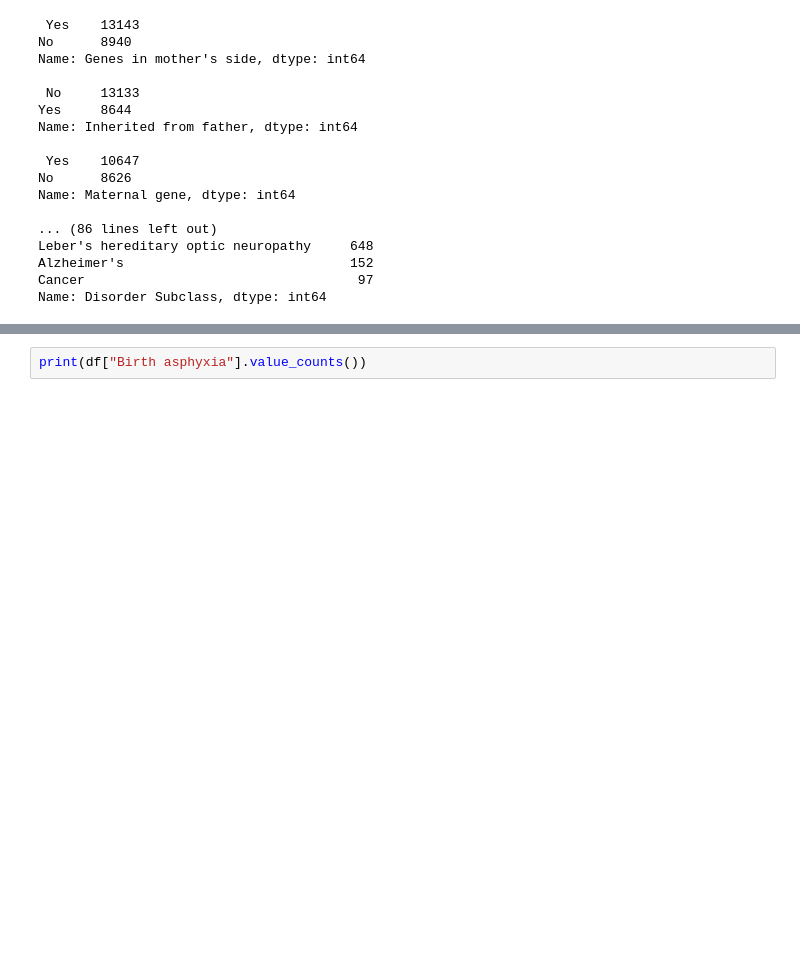
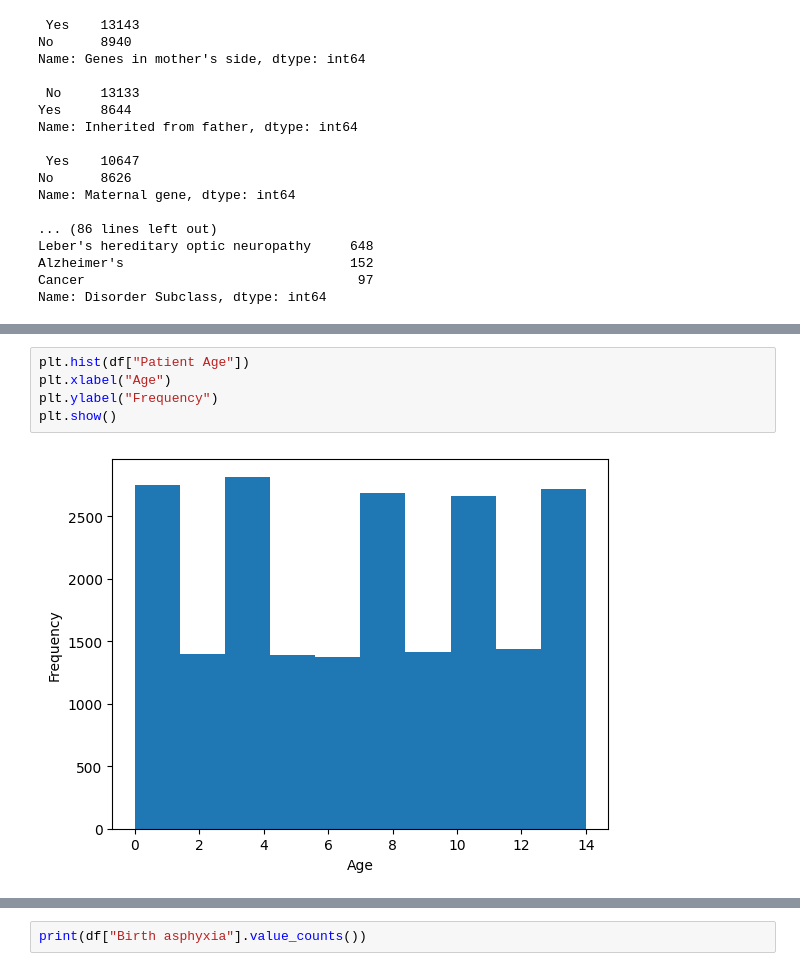
Before and after one commit to DavidHuang0621/Genomes-GeneticDisorders, a Jupyter notebook: EDA.ipynb, the cells around one changed output, grey strips where cells are left out. Saved outputs shown, nothing was run; the diff lists cells and outputs as text; blank space fills up the shorter version.

```diff
--- a/EDA.ipynb
+++ b/EDA.ipynb
@@ -123,0 +143,7 @@ Name: Disorder Subclass, dtype: int64
+# %%
+plt.hist(df["Patient Age"])
+plt.xlabel("Age")
+plt.ylabel("Frequency")
+plt.show()
+# %% [output]
+[figure, added]
```
Also changed, not shown: parts of 6 cells of this notebook.
